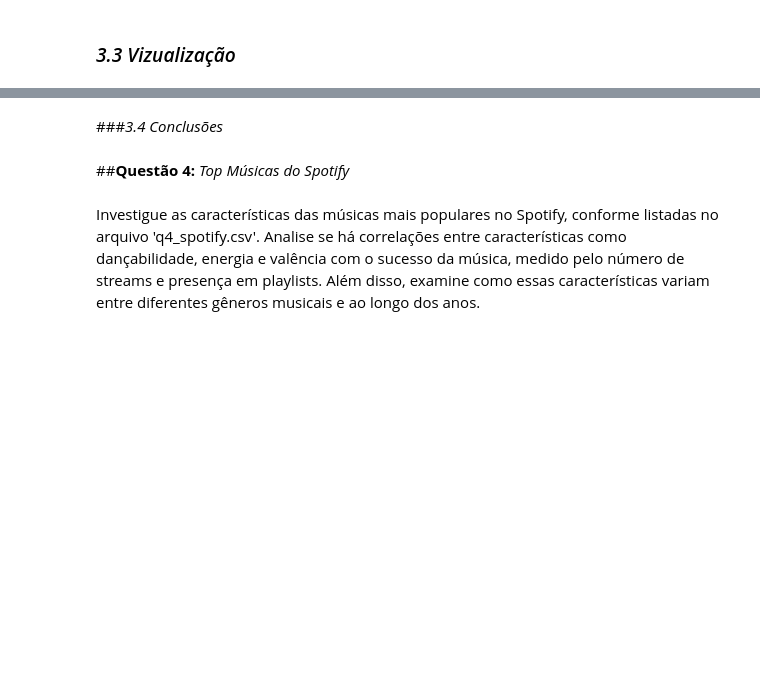
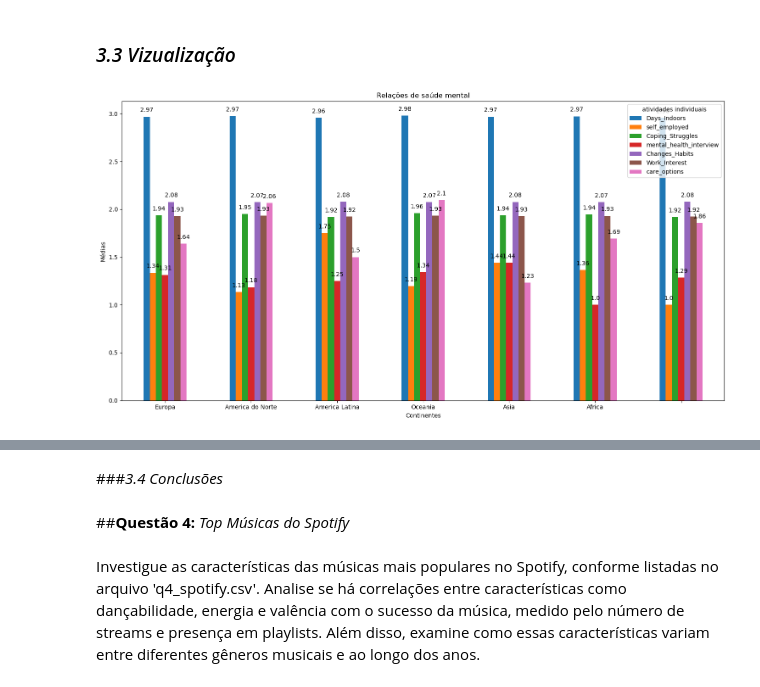
Before and after one commit to talesnobre/Trainees2, a Jupyter notebook: Notebook 2/Aula_EDA.ipynb, the cells around one changed output, grey strips where cells are left out. Cells and saved outputs as stored; diff of their text form; code cells hidden in the pictures; blank space fills up the shorter version.

```diff
--- a/Notebook 2/Aula_EDA.ipynb
+++ b/Notebook 2/Aula_EDA.ipynb
@@ -392,0 +412,4 @@ Examine as variações e tendências em questões de saúde mental em diferentes
+# %%
+# Verificar se ha valores NaN
+df.isna().sum() # como haviam valores NaN na coluna self_employed, fiz a limpeza de dados.
+df.dropna(inplace=True)
@@ -392,0 +520,15 @@ Examine as variações e tendências em questões de saúde mental em diferentes
+# %%
+continentes = {'Europa': 0,'America do Norte': 1,'America Latina': 2,'Oceania': 3,'Asia': 4,'Africa': 5}  # transformar em valores para usar groupby.
+df_numerico_novo['Continente'] = df_numerico_novo['Continente'].replace(continentes) # fazer a troca do dicionario anterior no dataframe
+df_numerico_novo.head()
+
+df_numerico1 = df_numerico_novo.groupby('Continente').agg({'Days_Indoors': 'mean',
+                                                           'self_employed': 'mean',
+                                                           'Coping_Struggles': 'mean',
+                                                           'mental_health_interview': 'mean',
+                                                           'Changes_Habits': 'mean',
+                                                           'Work_Interest': 'mean',
+                                                           'care_options': 'mean'
+                                                           })
+
+df_numerico1.head(10)
@@ -396,0 +547,33 @@ Examine as variações e tendências em questões de saúde mental em diferentes
+# %%
+# Plotar o gráfico de barras
+ax = df_numerico1.plot(kind='bar', figsize=(15, 8))
+
+# Dicionário de mapeamento para rótulos dos continentes
+new_labels = {
+    0: 'Europa',
+    1: 'America do Norte',
+    2: 'America Latina',
+    3: 'Oceania',
+    4: 'Asia',
+    5: 'Africa',
+}
+
+# Atualizar os rótulos dos ticks do eixo x
+ax.set_xticklabels([new_labels.get(int(label.get_text()), label.get_text()) if label.get_text() != '' else '' for label in ax.get_xticklabels()])
+
+# Adicionar valores nos topos das barras
+for i in ax.patches:
+    ax.text(i.get_x() + i.get_width() / 2, i.get_height() + 0.05, str(round(i.get_height(), 2)), ha='center', fontsize=10)
+
+# Adicionar título e rótulos dos eixos
+plt.title('Relações de saúde mental')
+plt.xlabel('Continentes')
+plt.ylabel('Médias')
+plt.xticks(rotation=0)
+plt.legend(title='atividades individuais')
+
+# Ajustar layout e mostrar o gráfico
+plt.tight_layout()
+plt.show()
+# %% [output]
+[figure, added]
```
Also changed, not shown: parts of 30 cells of this notebook.
